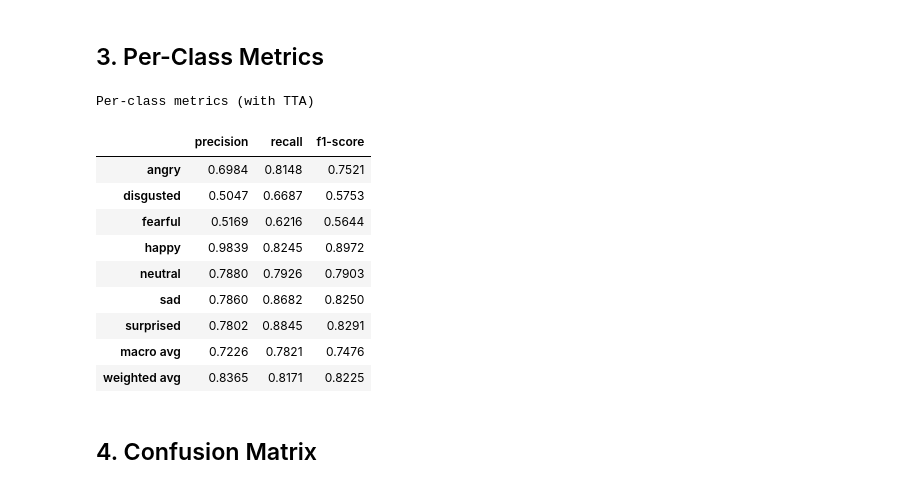
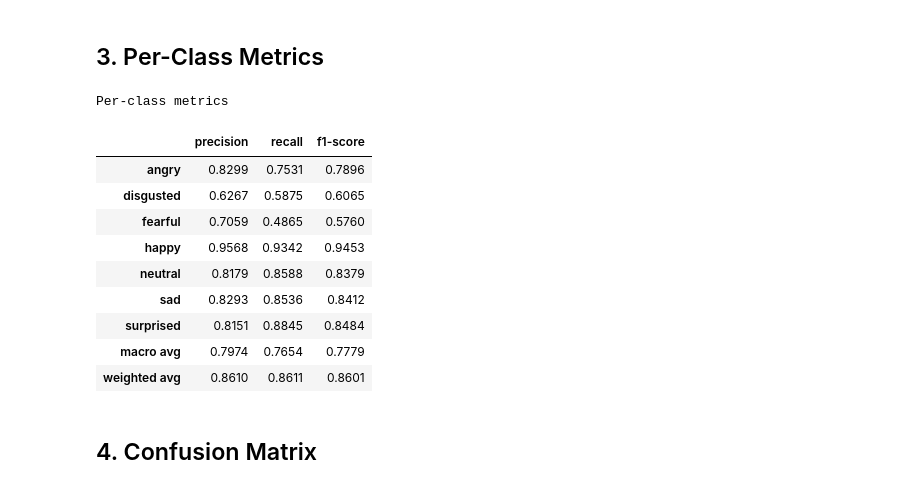
Before and after one commit to StefanStricker/image_emotion_detection, a Jupyter notebook: notebooks/evaluation.ipynb, the cells around one changed output. Drawn from its saved outputs; the diff is of its cells as text; code cells hidden in the pictures.

```diff
--- a/notebooks/evaluation.ipynb
+++ b/notebooks/evaluation.ipynb
@@ -68,24 +67,28 @@ print("Model loaded from", model_save_path)
 # %% [output]
 Model loaded from /home/sera/Projects/image_emotion_detection/convnext_small_rafdb.pth
 # %%
-all_probs, all_probs_tta, all_labels = [], [], []
+def get_logits(loader):
+    logits_list, labels_list = [], []
+    with torch.inference_mode():
+        for inputs, labels in loader:
+            inputs = inputs.to(device, non_blocking=True)
+            with autocast(device.type, enabled=use_amp):
+                logits = model(inputs)
+            logits_list.append(logits.float().cpu())
+            labels_list.append(labels)
+    return torch.cat(logits_list), torch.cat(labels_list)
 
-with torch.inference_mode():
-    for inputs, labels in test_loader:
-        inputs = inputs.to(device, non_blocking=True)
-        with autocast(device.type, enabled=use_amp):
-            logits = model(inputs)
-            logits_tta = (logits + model(TF.hflip(inputs))) / 2
-        all_probs.append(F.softmax(logits, dim=1).cpu())
-        all_probs_tta.append(F.softmax(logits_tta, dim=1).cpu())
-        all_labels.append(labels)
 
-all_probs     = torch.cat(all_probs).numpy()      # (N, C)
-all_probs_tta = torch.cat(all_probs_tta).numpy()  # (N, C)
-all_labels    = torch.cat(all_labels).numpy()      # (N,)
+# Val set is only used to fit the calibration temperature below.
+val_dataset = datasets.ImageFolder(data_path / "val", transform=val_tfms)
+val_loader = DataLoader(val_dataset, batch_size=64, shuffle=False, num_workers=4, pin_memory=True)
 
-all_preds     = all_probs.argmax(axis=1)
-all_preds_tta = all_probs_tta.argmax(axis=1)
+test_logits, test_labels_t = get_logits(test_loader)
+val_logits, val_labels_t   = get_logits(val_loader)
 
-print(f"Inference complete — {len(all_labels)} samples")
+all_labels = test_labels_t.numpy()
+all_probs  = F.softmax(test_logits, dim=1).numpy()
+all_preds  = all_probs.argmax(axis=1)
+
+print(f"Inference complete — {len(all_labels)} test samples, {len(val_labels_t)} val samples for calibration")
 # %% [output]
@@ -121,31 +118,31 @@ Overall metrics
 ## 3. Per-Class Metrics
 # %%
 report = classification_report(
-    all_labels, all_preds_tta,
+    all_labels, all_preds,
     target_names=classes,
     output_dict=True,
     zero_division=0,
 )
 df_report = (
     pd.DataFrame(report)
     .T.loc[classes + ["macro avg", "weighted avg"]]
     .drop(columns="support", errors="ignore")
 )
 df_report.style.format("{:.4f}").bar(
     subset=["precision", "recall", "f1-score"], vmin=0, vmax=1
-).set_caption("Per-class metrics (with TTA)")
+).set_caption("Per-class metrics")
 # %% [output]
-Per-class metrics (with TTA)
+Per-class metrics
 |  | precision | recall | f1-score |
-| angry | 0.6984 | 0.8148 | 0.7521 |
-| disgusted | 0.5047 | 0.6687 | 0.5753 |
-| fearful | 0.5169 | 0.6216 | 0.5644 |
-| happy | 0.9839 | 0.8245 | 0.8972 |
-| neutral | 0.7880 | 0.7926 | 0.7903 |
-| sad | 0.7860 | 0.8682 | 0.8250 |
-| surprised | 0.7802 | 0.8845 | 0.8291 |
-| macro avg | 0.7226 | 0.7821 | 0.7476 |
-| weighted avg | 0.8365 | 0.8171 | 0.8225 |
+| angry | 0.8299 | 0.7531 | 0.7896 |
+| disgusted | 0.6267 | 0.5875 | 0.6065 |
+| fearful | 0.7059 | 0.4865 | 0.5760 |
+| happy | 0.9568 | 0.9342 | 0.9453 |
+| neutral | 0.8179 | 0.8588 | 0.8379 |
+| sad | 0.8293 | 0.8536 | 0.8412 |
+| surprised | 0.8151 | 0.8845 | 0.8484 |
+| macro avg | 0.7974 | 0.7654 | 0.7779 |
+| weighted avg | 0.8610 | 0.8611 | 0.8601 |
 # %% [markdown]
 ## 4. Confusion Matrix
 # %%
```
Also changed, not shown: parts of 8 cells of this notebook, 6 other files.
